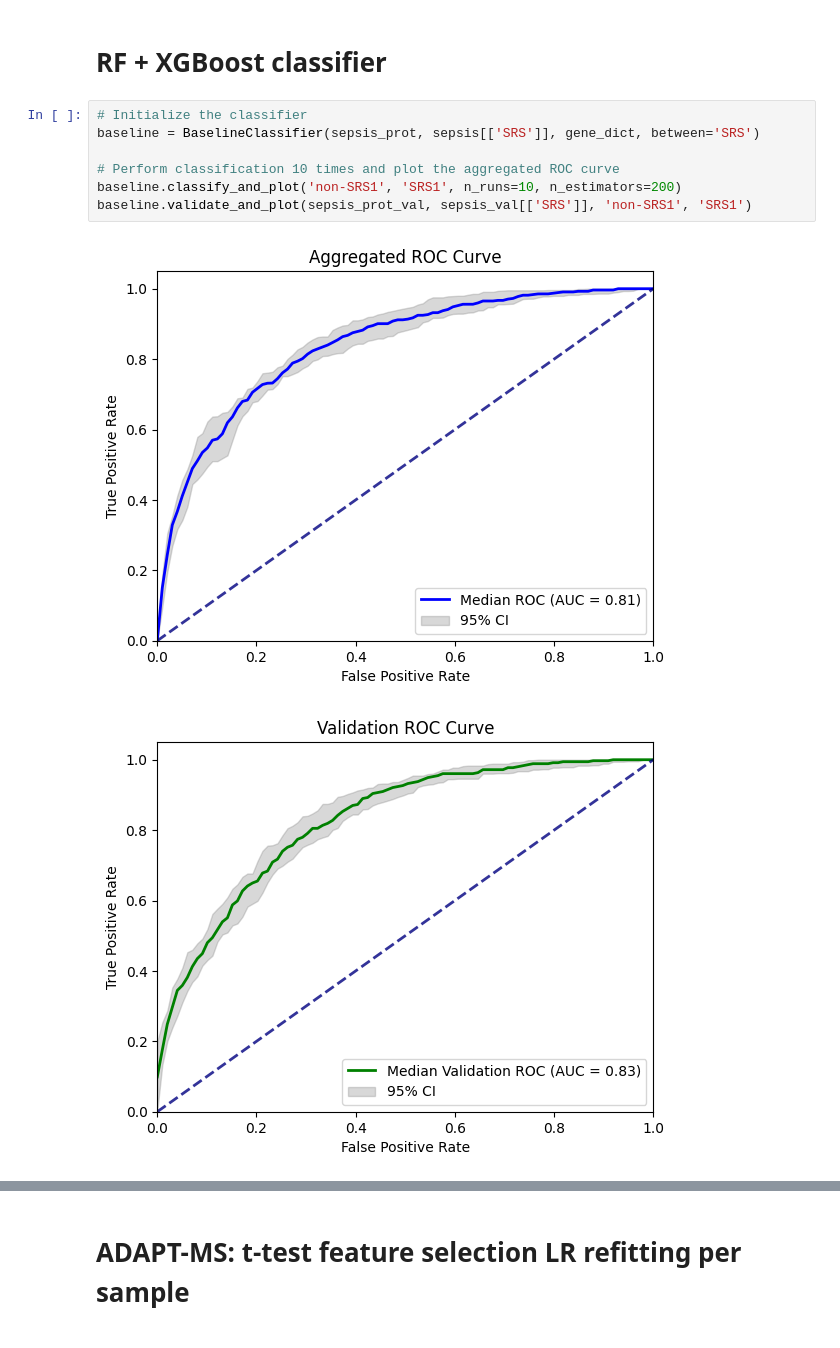
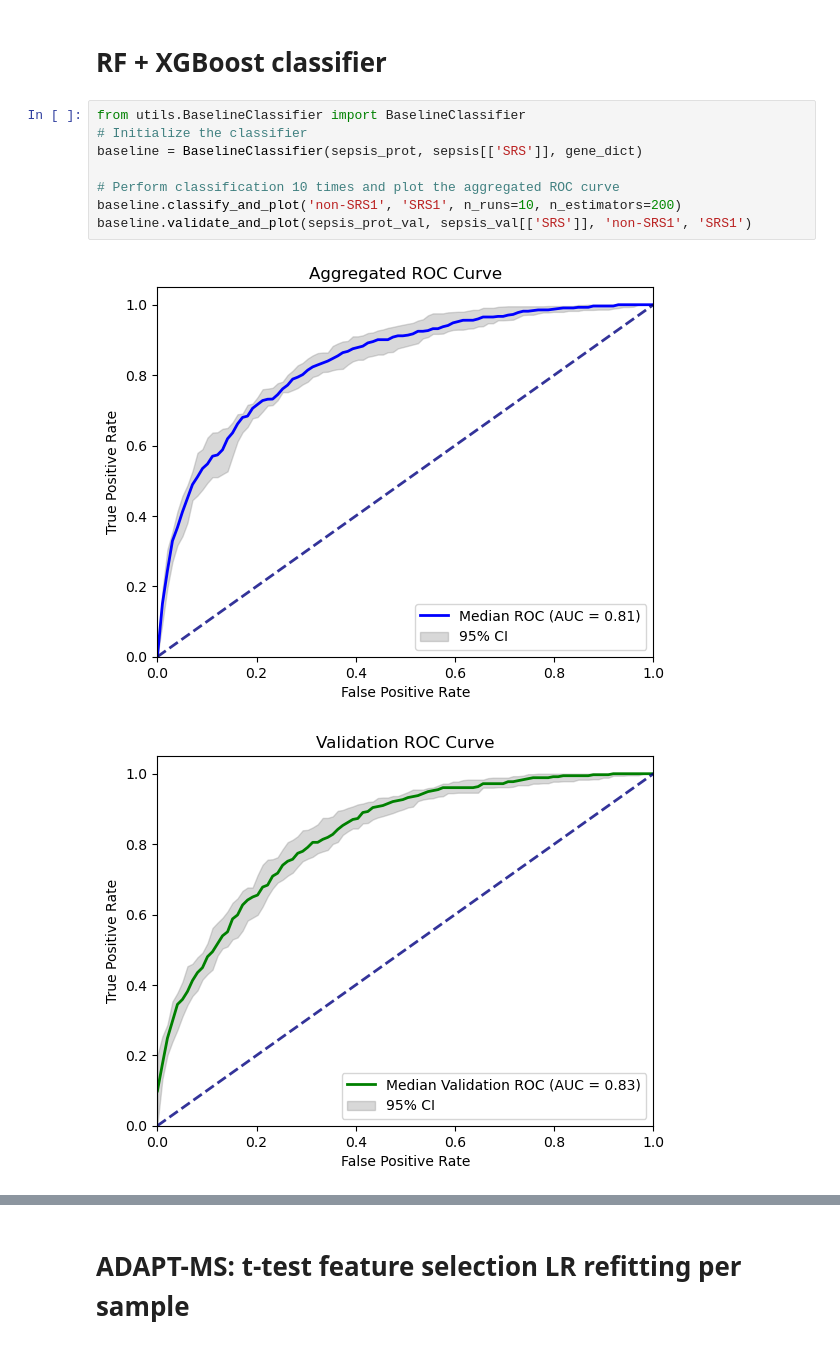
Before and after one commit to NMikolajewicz/ADAPT-MS-NM, a Jupyter notebook: notebooks/20250310_ADAPT-MS_sepsis_study.ipynb, the cells around one changed output, grey strips where cells are left out. Saved outputs shown, nothing was run; the diff lists cells and outputs as text.

```diff
--- a/notebooks/20250310_ADAPT-MS_sepsis_study.ipynb
+++ b/notebooks/20250310_ADAPT-MS_sepsis_study.ipynb
@@ -78,15 +77,16 @@ sepsis_prot_val = sepsis_prot_val.T.loc[sepsis_val.index]
 # %% [markdown]
 # RF + XGBoost classifier
 # %%
+from utils.BaselineClassifier import BaselineClassifier
 # Initialize the classifier
-baseline = BaselineClassifier(sepsis_prot, sepsis[['SRS']], gene_dict, between='SRS')
+baseline = BaselineClassifier(sepsis_prot, sepsis[['SRS']], gene_dict)
 
 # Perform classification 10 times and plot the aggregated ROC curve
 baseline.classify_and_plot('non-SRS1', 'SRS1', n_runs=10, n_estimators=200)
 baseline.validate_and_plot(sepsis_prot_val, sepsis_val[['SRS']], 'non-SRS1', 'SRS1')
 # %% [output]
-[figure, old version]
+[figure, new version]
-[figure, old version]
+[figure, new version]
 # %%
 baseline.save_plots_to_pdf(file_path / 'Sepsis_RF_XGB.pdf')
 # %% [output]
```
Also changed, not shown: parts of 9 cells of this notebook, 13 other files.
